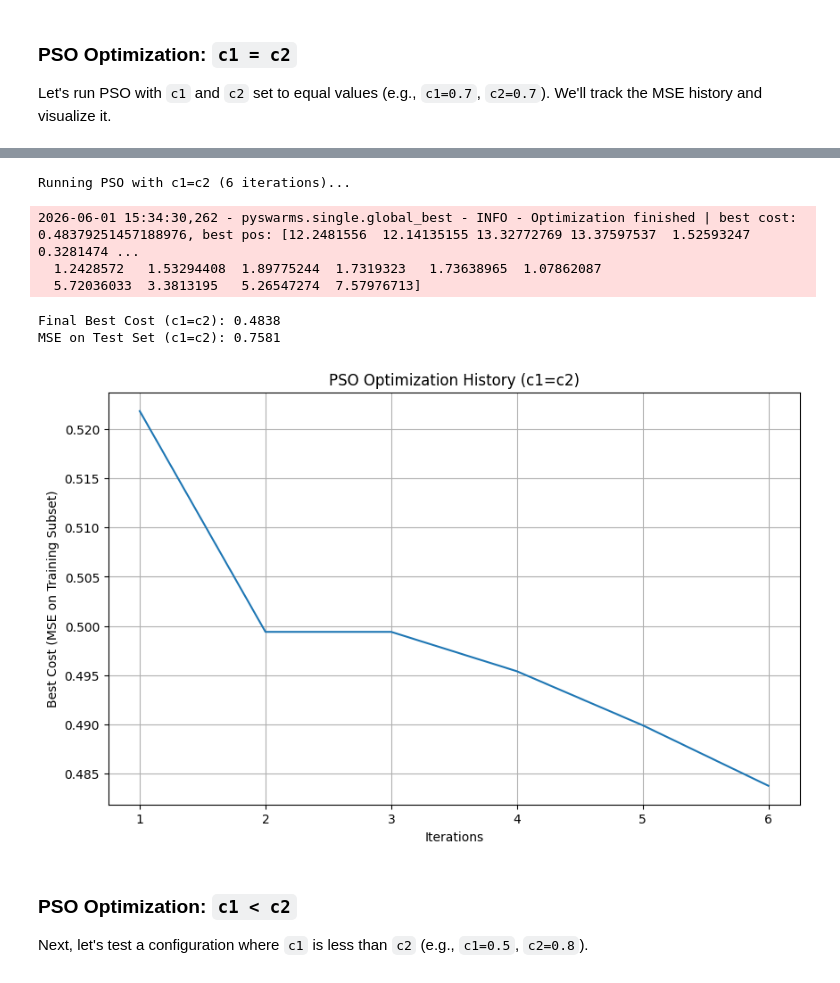
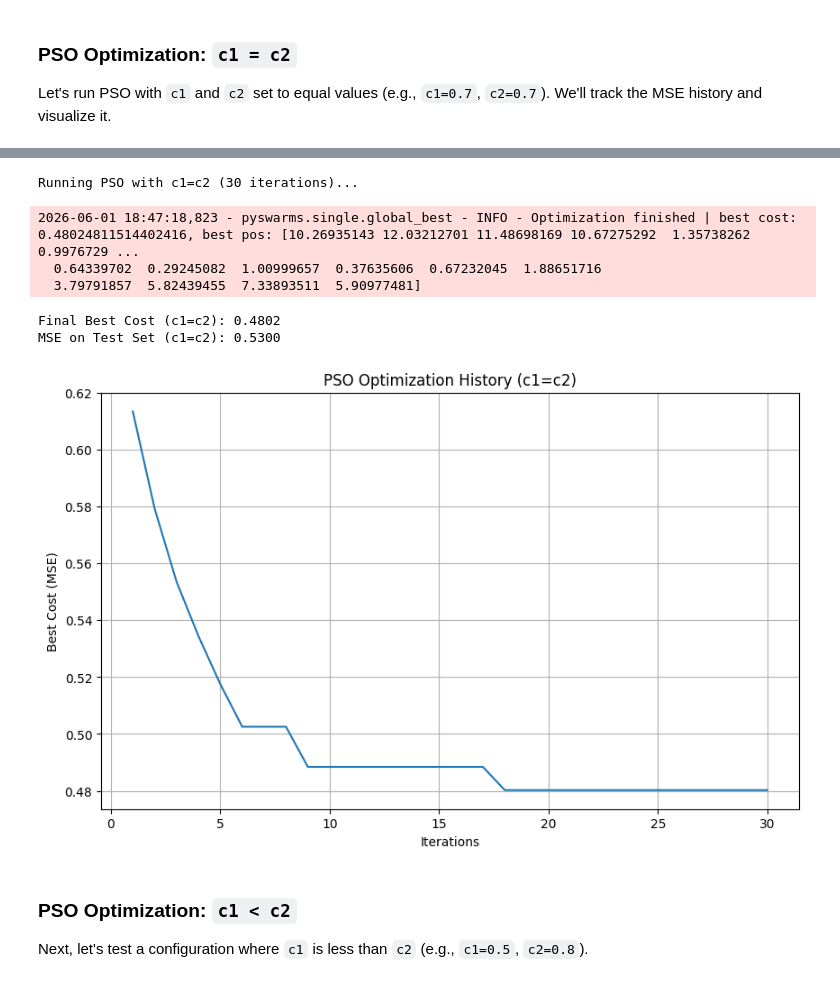
Before and after one commit to lisciu24/MIO-fuzzy-logic, a Jupyter notebook: MIO_project.ipynb, the cells around one changed output, grey strips where cells are left out. Cells and saved outputs as stored; diff of their text form; code cells hidden in the pictures.

```diff
--- a/MIO_project.ipynb
+++ b/MIO_project.ipynb
@@ -523,8 +540,8 @@ def fitness_function(swarm_params):
     results = []
 
     # Dla przyspieszenia obliczeń w PSO używamy podzbioru danych treningowych
-    X_sub_np = X_train[:50].values # Convert X_sub to a numpy array for robust iteration
-    y_sub_flat = y_train[:50].values.flatten() # Convert y_sub to a 1D numpy array
+    X_sub_np = X_train.values # Convert X_sub to a numpy array for robust iteration
+    y_sub_flat = y_train.values.flatten() # Convert y_sub to a 1D numpy array
 
     default_prediction = y_sub_flat.mean()
 
@@ -590,10 +706,15 @@ def run_pso_and_get_history(n_particles, dimensions, iters, options, pso_bounds,
 
 Let's run PSO with `c1` and `c2` set to equal values (e.g., `c1=0.7`, `c2=0.7`). We'll track the MSE history and visualize it.
 # %%
+# Zakresy poszukiwań dla PSO (znormalizowane do zakresów zmiennych)
+max_bound = np.array([bounds['alc'][1]]*4 + [bounds['vac'][1]]*4 + [bounds['sul'][1]]*4 + [bounds['qlt'][1]]*4)
+min_bound = np.array([bounds['alc'][0]]*4 + [bounds['vac'][0]]*4 + [bounds['sul'][0]]*4 + [bounds['qlt'][0]]*4) # Corrected bounds['sul'][1] to bounds['sul'][0]
+pso_bounds = (min_bound, max_bound)
+
 # Configuration for c1 = c2
-n_particles = 30
+n_particles = 20
 dimensions = 16 # Number of parameters for trapezoidal MFs
-iters = 6 # Using the max of range(2,7,2) as requested
+iters = 30 # Using the max of range(2,7,2) as requested
 options_c1_eq_c2 = {'c1': 0.7, 'c2': 0.7, 'w': 0.9}
 
 print("Running PSO with c1=c2 ({} iterations)...".format(iters))
@@ -616,7 +737,7 @@ plt.figure(figsize=(10, 6))
 plt.plot(range(1, iters + 1), cost_history_eq)
 plt.title('PSO Optimization History (c1=c2)')
 plt.xlabel('Iterations')
-plt.ylabel('Best Cost (MSE on Training Subset)')
+plt.ylabel('Best Cost (MSE)')
 plt.grid(True)
 plt.show()
 # %% [output]
@@ -624,10 +745,10 @@ plt.show()
-Running PSO with c1=c2 (6 iterations)...
+Running PSO with c1=c2 (30 iterations)...
-2026-06-01 15:34:30,262 - pyswarms.single.global_best - INFO - Optimization finished | best cost: 0.48379251457188976, best pos: [12.2481556  12.14135155 13.32772769 13.37597537  1.52593247  0.3281474 ...
-  1.2428572   1.53294408  1.89775244  1.7319323   1.73638965  1.07862087
-  5.72036033  3.3813195   5.26547274  7.57976713]
+2026-06-01 18:47:18,823 - pyswarms.single.global_best - INFO - Optimization finished | best cost: 0.48024811514402416, best pos: [10.26935143 12.03212701 11.48698169 10.67275292  1.35738262  0.9976729 ...
+  0.64339702  0.29245082  1.00999657  0.37635606  0.67232045  1.88651716
+  3.79791857  5.82439455  7.33893511  5.90977481]
-Final Best Cost (c1=c2): 0.4838
-MSE on Test Set (c1=c2): 0.7581
+Final Best Cost (c1=c2): 0.4802
+MSE on Test Set (c1=c2): 0.5300
-[figure, old version]
+[figure, new version]
 # %% [markdown]
 ### PSO Optimization: `c1 < c2`
 
```
Also changed, not shown: parts of 13 cells of this notebook.
